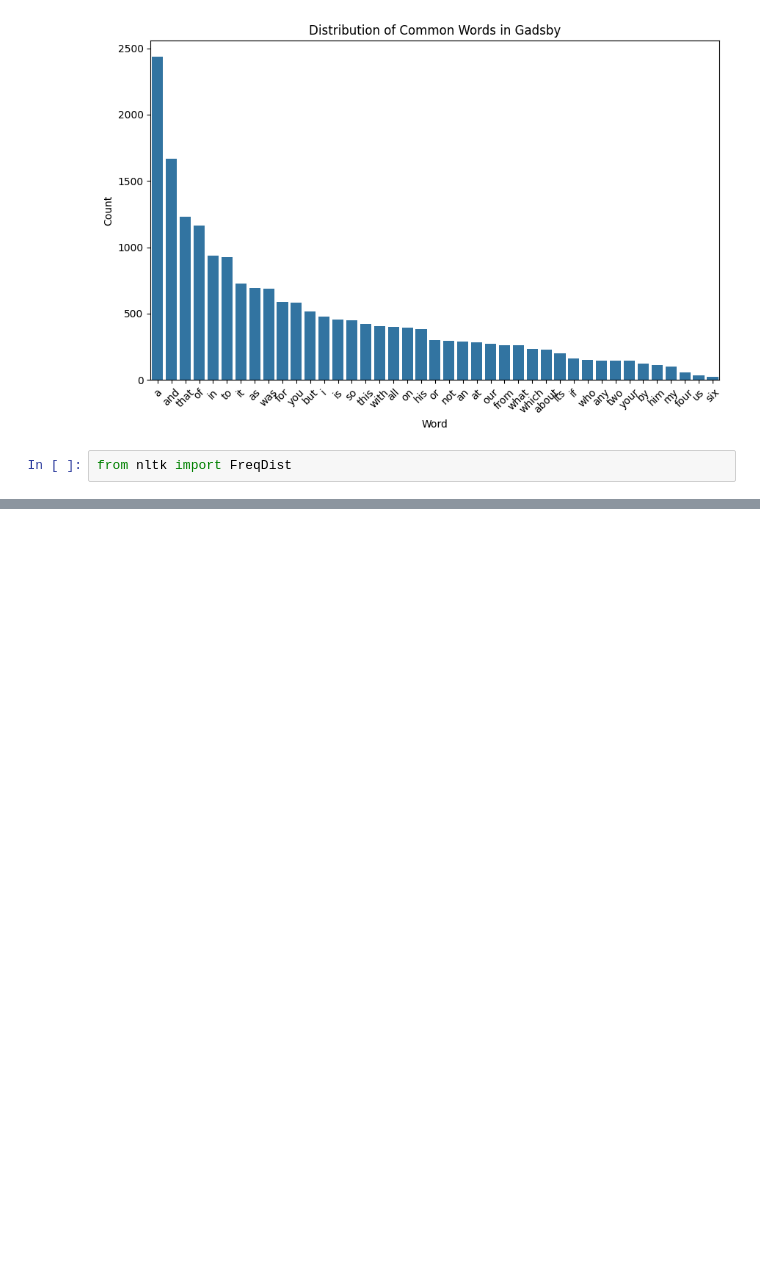
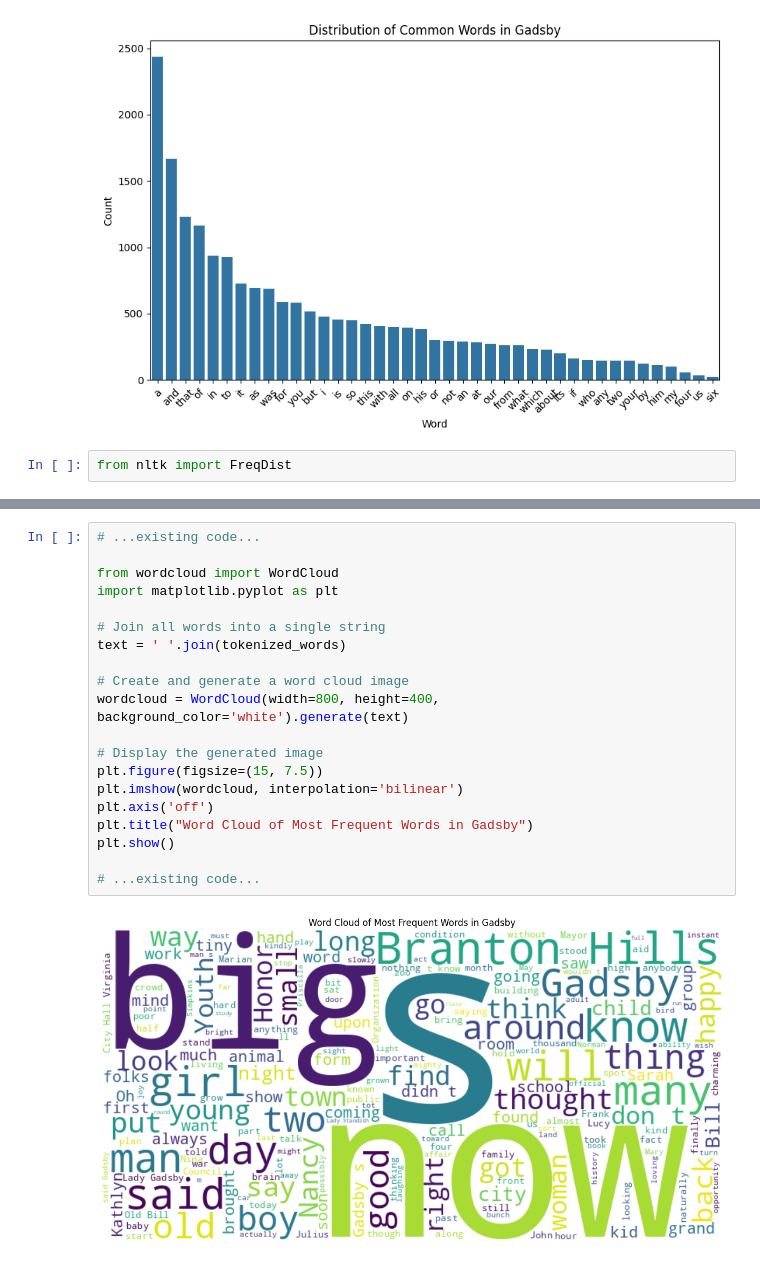
Before and after one commit to RashmitSaha/gadsby_analysis, a Jupyter notebook: gadsby_text.ipynb, the cells around one changed output, grey strips where cells are left out. Cells and saved outputs as stored; diff of their text form; blank space fills up the shorter version.

Commit message:
added a wordcloud

```diff
--- a/gadsby_text.ipynb
+++ b/gadsby_text.ipynb
@@ -158,0 +154,22 @@ plt.show()
+# %%
+# ...existing code...
+
+from wordcloud import WordCloud
+import matplotlib.pyplot as plt
+
+# Join all words into a single string
+text = ' '.join(tokenized_words)
+
+# Create and generate a word cloud image
+wordcloud = WordCloud(width=800, height=400, background_color='white').generate(text)
+
+# Display the generated image
+plt.figure(figsize=(15, 7.5))
+plt.imshow(wordcloud, interpolation='bilinear')
+plt.axis('off')
+plt.title("Word Cloud of Most Frequent Words in Gadsby")
+plt.show()
+
+# ...existing code...
+# %% [output]
+[figure, added]
```
Also changed, not shown: parts of 7 cells of this notebook.
